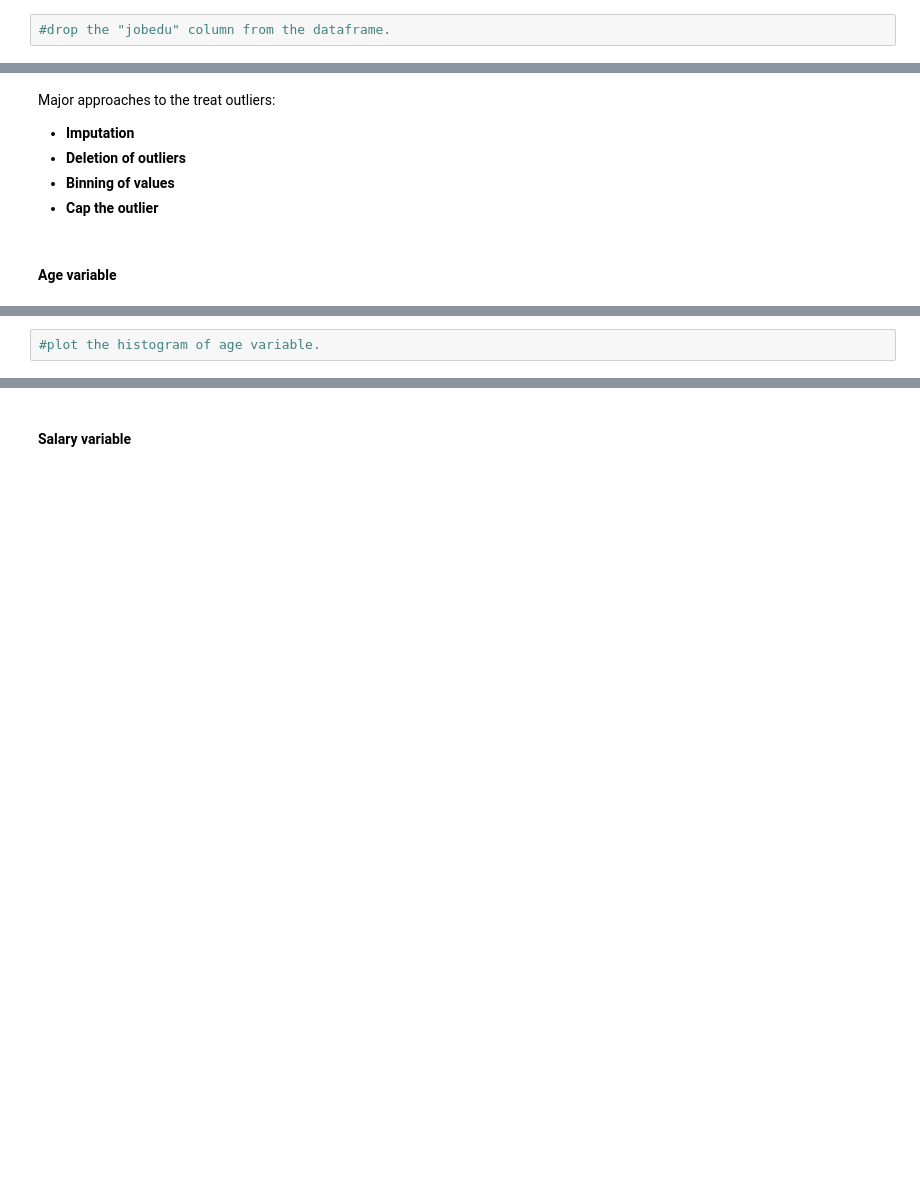
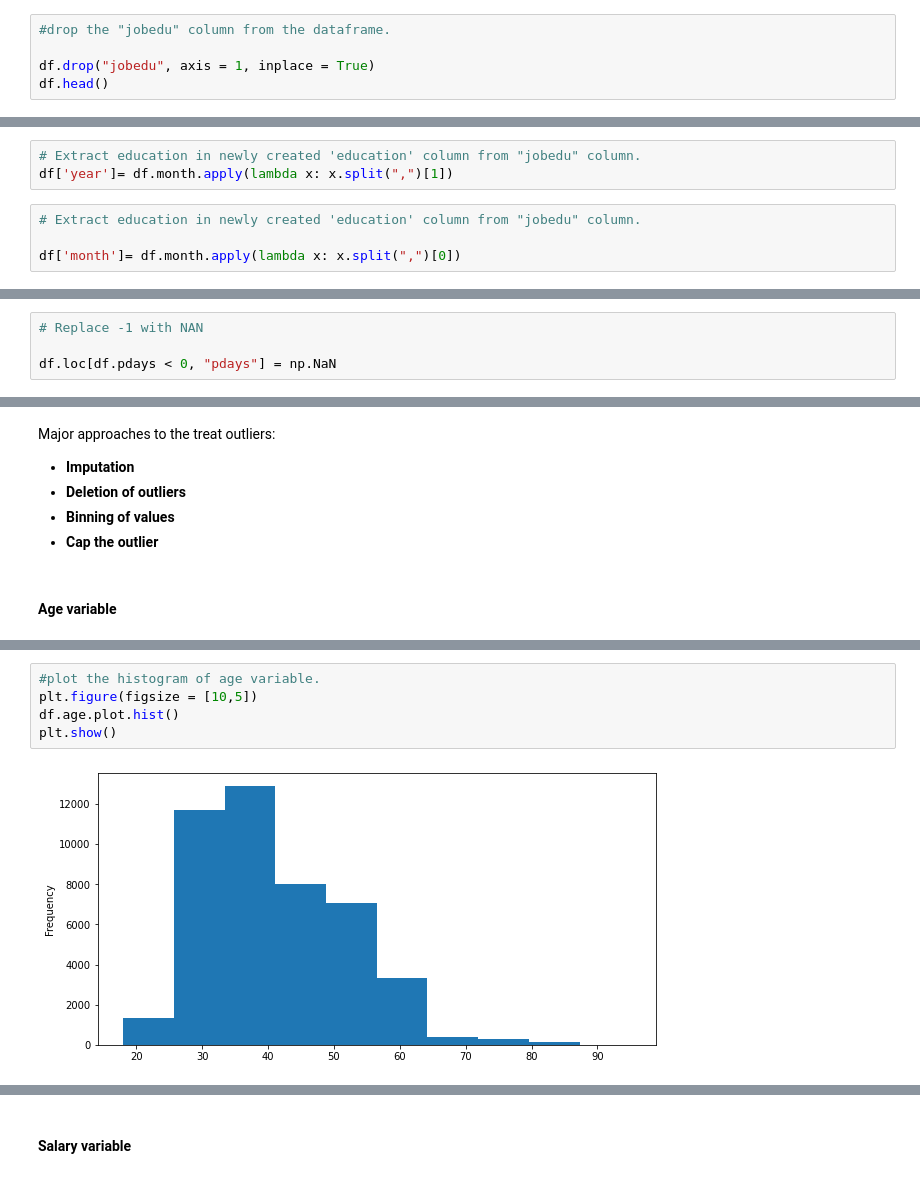
Before and after one commit to datagrad/EDA-of-Bank-Telemarketing-Campaign, a Jupyter notebook: Bank_TeleMarketing_Campaign_EDA.ipynb, the cells around one changed output, grey strips where cells are left out. Saved outputs shown, nothing was run; the diff lists cells and outputs as text; blank space fills up the shorter version.

```diff
--- a/Bank_TeleMarketing_Campaign_EDA.ipynb
+++ b/Bank_TeleMarketing_Campaign_EDA.ipynb
@@ -395,2 +469,5 @@ inp0['education']=
 # %%
 #drop the "jobedu" column from the dataframe.
+
+df.drop("jobedu", axis = 1, inplace = True)
+df.head()
@@ -396,0 +483,7 @@ inp0['education']=
+# %%
+# Extract education in newly created 'education' column from "jobedu" column.
+df['year']= df.month.apply(lambda x: x.split(",")[1])
+# %%
+# Extract education in newly created 'education' column from "jobedu" column.
+
+df['month']= df.month.apply(lambda x: x.split(",")[0])
@@ -459,3 +573,7 @@ Objective is:
 - you should ignore the missing values in the calculations
 - simply make it missing - replace -1 with NaN.
 - all summary statistics- mean, median etc. we will ignore the missing values of pdays.
+# %%
+# Replace -1 with NAN
+
+df.loc[df.pdays < 0, "pdays"] = np.NaN
@@ -477,4 +618,9 @@ Major approaches to the treat outliers:
 # %%
 #plot the histogram of age variable.
+plt.figure(figsize = [10,5])
+df.age.plot.hist()
+plt.show()
+# %% [output]
+[figure, added]
 # %%
 #plot the boxplot of age variable.
```
Also changed, not shown: parts of 39 cells of this notebook.
